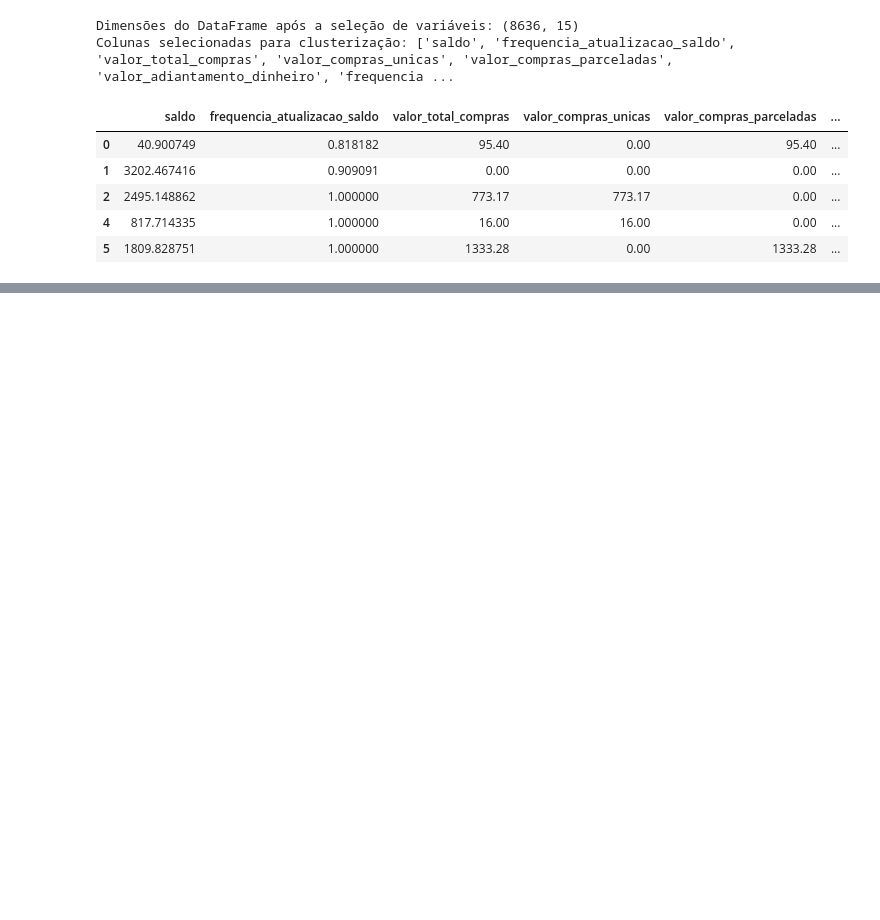
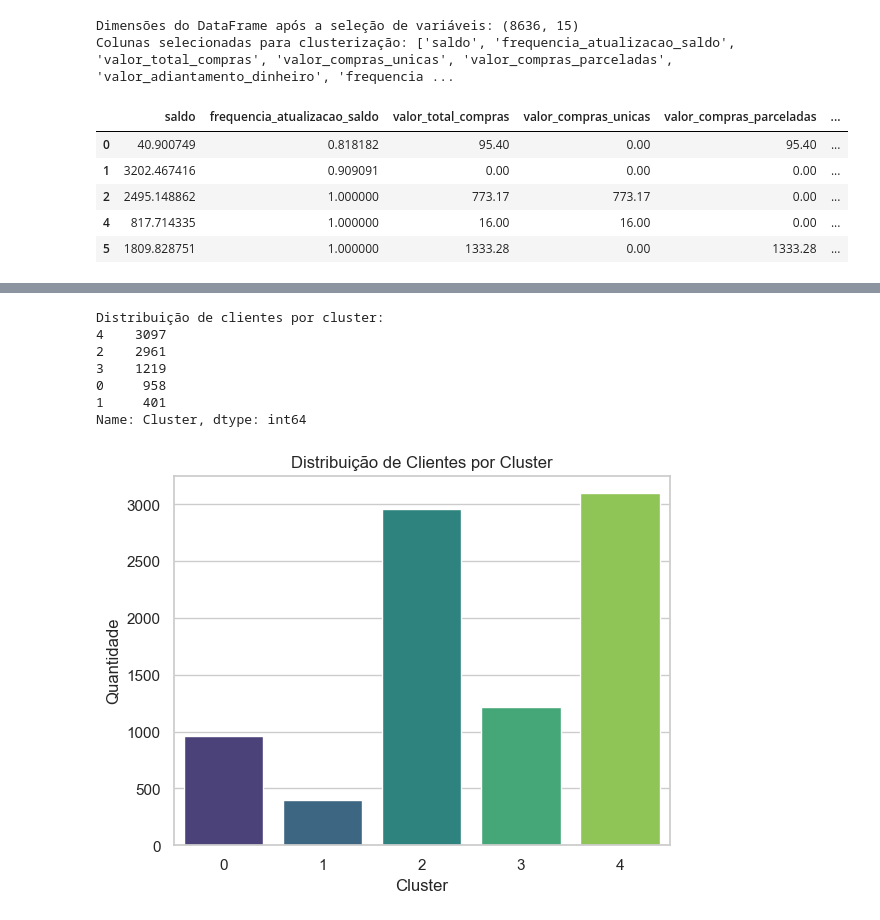
Before and after one commit to tnleite/credit-card-customer-clustering, a Jupyter notebook: 02-Analise/credit-card-customer-clustering.ipynb, the cells around one changed output, grey strips where cells are left out. Saved outputs shown, nothing was run; the diff lists cells and outputs as text; code cells hidden in the pictures; blank space fills up the shorter version.

```diff
--- a/02-Analise/credit-card-customer-clustering.ipynb
+++ b/02-Analise/credit-card-customer-clustering.ipynb
@@ -1144,0 +1245,44 @@ plt.show()
+# %%
+# Etapa 2: Aplicação Inicial do K-Means com k = 5
+
+# Justificativa:
+# - Escolhemos k = 5 com base na análise do Elbow Method e Silhouette Score.
+# - Inicialmente, optamos por não aplicar PCA para manter a interpretabilidade das variáveis originais.
+
+# 1. Definindo o número de clusters
+numero_clusters = 5  # O número ideal de clusters, determinado na etapa anterior
+
+# 2. Inicializando o modelo K-Means
+# - n_clusters: Define o número de clusters.
+# - random_state: Garante reprodutibilidade dos resultados.
+kmeans = KMeans(n_clusters=numero_clusters, random_state=42)
+
+# 3. Ajustando o modelo aos dados normalizados
+# - O modelo será treinado para identificar os grupos no conjunto de dados normalizados.
+kmeans.fit(df_normalizado)
+
+# 4. Adicionando os rótulos dos clusters ao DataFrame original
+# - A coluna 'Cluster' indica a qual grupo cada cliente pertence.
+variaveis_clusterizacao['Cluster'] = kmeans.labels_
+
+# 5. Exibindo a contagem de clientes por cluster
+# - Verificamos a quantidade de clientes em cada cluster para entender a distribuição.
+print("Distribuição de clientes por cluster:")
+print(variaveis_clusterizacao['Cluster'].value_counts())
+
+# 6. Visualização inicial dos clusters
+# - Um gráfico de barras ajuda a visualizar a quantidade de clientes em cada grupo.
+sns.countplot(data=variaveis_clusterizacao, x='Cluster', palette='viridis')
+plt.title('Distribuição de Clientes por Cluster')  # Título do gráfico
+plt.xlabel('Cluster')  # Rótulo do eixo X
+plt.ylabel('Quantidade')  # Rótulo do eixo Y
+plt.show()
+# %% [output]
+Distribuição de clientes por cluster:
+4    3097
+2    2961
+3    1219
+0     958
+1     401
+Name: Cluster, dtype: int64
+[figure, added]
```
Also changed, not shown: parts of 26 cells of this notebook.
